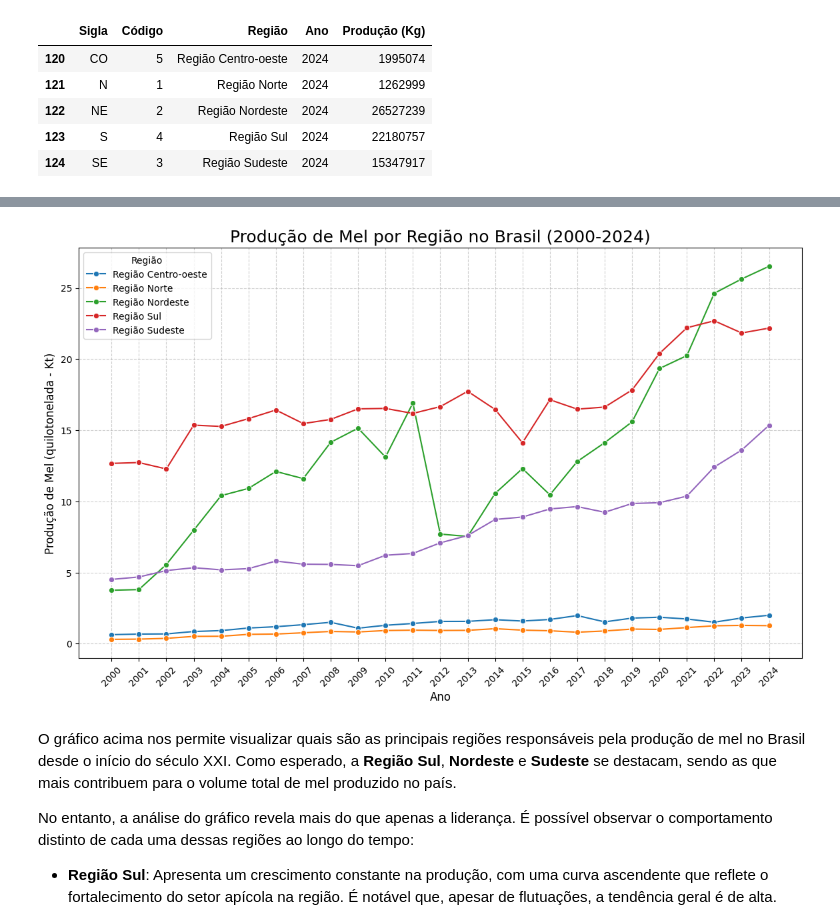
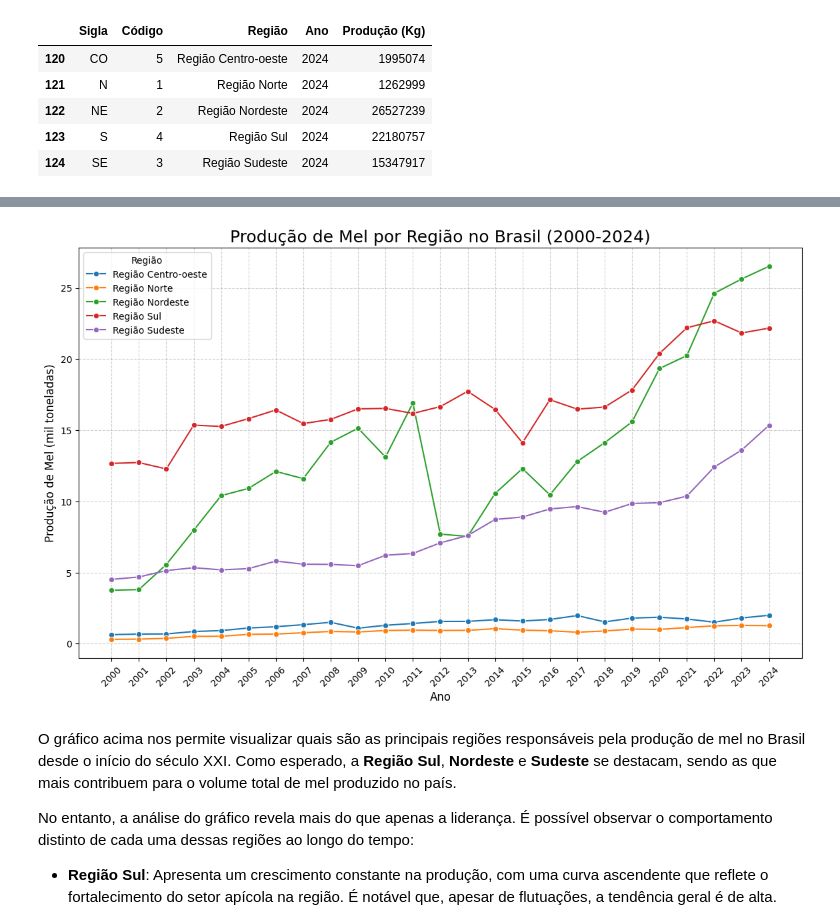
Before and after one commit to Gabriel-J-code/ad-projeto-bees-caatinga, a Jupyter notebook: relatorio TCC.ipynb, the cells around one changed output, grey strips where cells are left out. Saved outputs shown, nothing was run; the diff lists cells and outputs as text; code cells hidden in the pictures.

```diff
--- a/relatorio TCC.ipynb
+++ b/relatorio TCC.ipynb
@@ -455,3 +455,6 @@ show_head_tail(producao_rg)
 | 122 | NE | 2 | Região Nordeste | 2024 | 26527239 |
 | 123 | S | 4 | Região Sul | 2024 | 22180757 |
 | 124 | SE | 3 | Região Sudeste | 2024 | 15347917 |
+# %%
+producao_rg['Ano'] = producao_rg['Ano'].astype(int)
+producao_rg.info()
@@ -458,34 +474,34 @@ show_head_tail(producao_rg)
 # %%
 import pandas as pd
 import seaborn as sns
 import matplotlib.pyplot as plt
 import matplotlib.ticker as mtick
 
 plt.figure(figsize=(14, 8))
 sns.lineplot(data=producao_rg, x='Ano', y='Produção (Kg)', hue='Região', marker='o')
 
 # Adicione título e rótulos
 plt.title('Produção de Mel por Região no Brasil (2000-2024)', fontsize=18)
 plt.xlabel('Ano', fontsize=12)
-plt.ylabel('Produção de Mel (quilotonelada - Kt)', fontsize=12)
+plt.ylabel('Produção de Mel (mil toneladas)', fontsize=12)
 plt.grid(True, linestyle='--', alpha=0.6)
 
 # Formate os rótulos do eixo Y para mostrar em milhões
 def millions_formatter(x, pos):
     """Função para formatar os valores do eixo Y em milhões."""
     return f'{x / 1e6:,.0f}'
 
 plt.gca().yaxis.set_major_formatter(mtick.FuncFormatter(millions_formatter))
 
 # Adicione a legenda
 plt.legend(title='Região', loc='upper left')
 
 # Rotacione os rótulos do eixo X para melhor leitura
 plt.xticks(producao_rg['Ano'].unique(), rotation=45)
 
 plt.show()
 # %% [output]
-[figure, old version]
+[figure, new version]
 # %% [markdown]
 O gráfico acima nos permite visualizar quais são as principais regiões responsáveis pela produção de mel no Brasil desde o início do século XXI. Como esperado, a **Região Sul**, **Nordeste** e **Sudeste** se destacam, sendo as que mais contribuem para o volume total de mel produzido no país.
 
```
Also changed, not shown: parts of 23 cells of this notebook.
